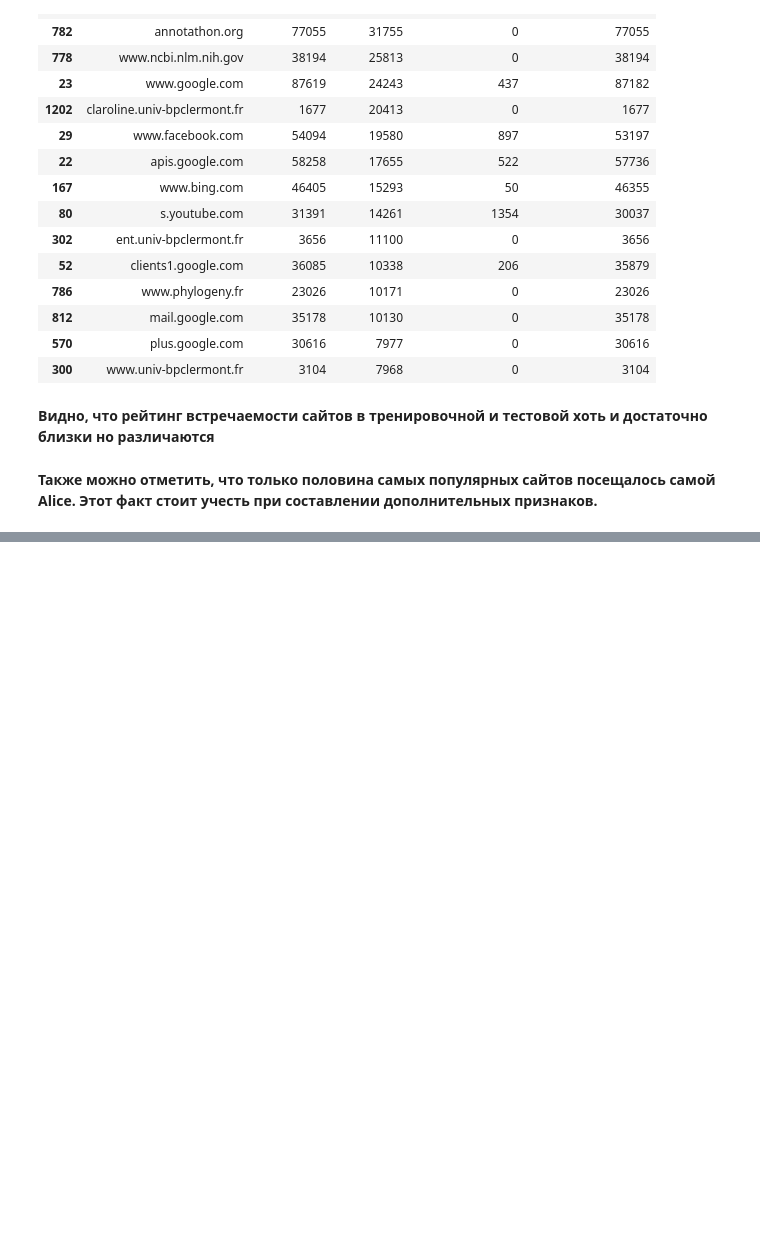
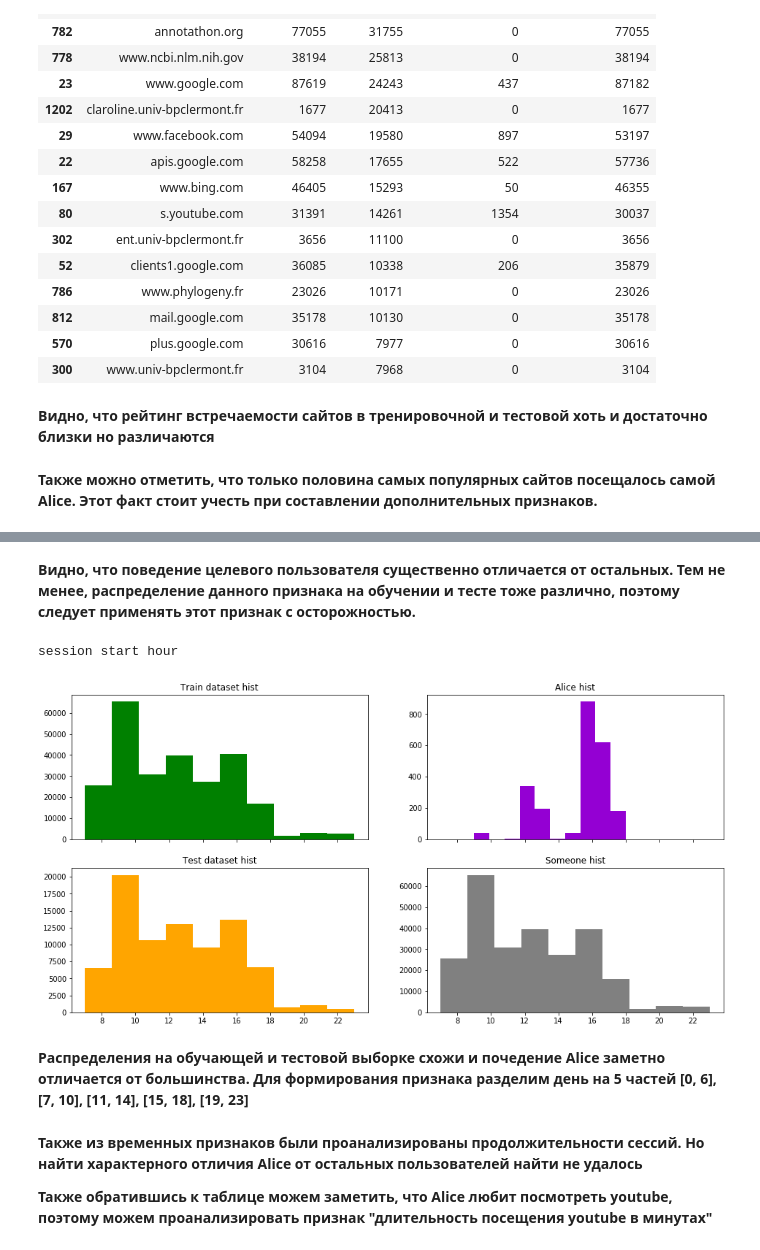
Before and after one commit to n-surkov/coursera_ml, a Jupyter notebook: solution/final_submission.ipynb, the cells around one changed output, grey strips where cells are left out. Cells and saved outputs as stored; diff of their text form; code cells hidden in the pictures; blank space fills up the shorter version.

```diff
--- a/solution/final_submission.ipynb
+++ b/solution/final_submission.ipynb
@@ -216,0 +325,2 @@ site_freq.sort_values('test_count', ascending=False).head(15)
+# %% [markdown]
+**Видно, что поведение целевого пользователя существенно отличается от остальных. Тем не менее, распределение данного признака на обучении и тесте тоже различно, поэтому следует применять этот признак с осторожностью.**
@@ -216,0 +337,10 @@ site_freq.sort_values('test_count', ascending=False).head(15)
+# %%
+print('session start hour')
+train_start = calc_start_hour(train_df)
+test_start = calc_start_hour(test_df)
+plot_feature(train_start, test_start, y_train_full);
+# %% [output]
+session start hour
+[figure, added]
+# %% [markdown]
+**Распределения на обучающей и тестовой выборке схожи и почедение Alice заметно отличается от большинства. Для формирования признака разделим день на 5 частей [0, 6], [7, 10], [11, 14], [15, 18], [19, 23]**
@@ -216,0 +364,4 @@ site_freq.sort_values('test_count', ascending=False).head(15)
+# %% [markdown]
+**Также из временных признаков были проанализированы продолжительности сессий. Но найти характерного отличия Alice от остальных пользователей найти не удалось**
+
+**Также обратившись к таблице можем заметить, что Alice любит посмотреть youtube, поэтому можем проанализировать признак "длительность посещения youtube в минутах"**
```
Also changed, not shown: parts of 59 cells of this notebook.
